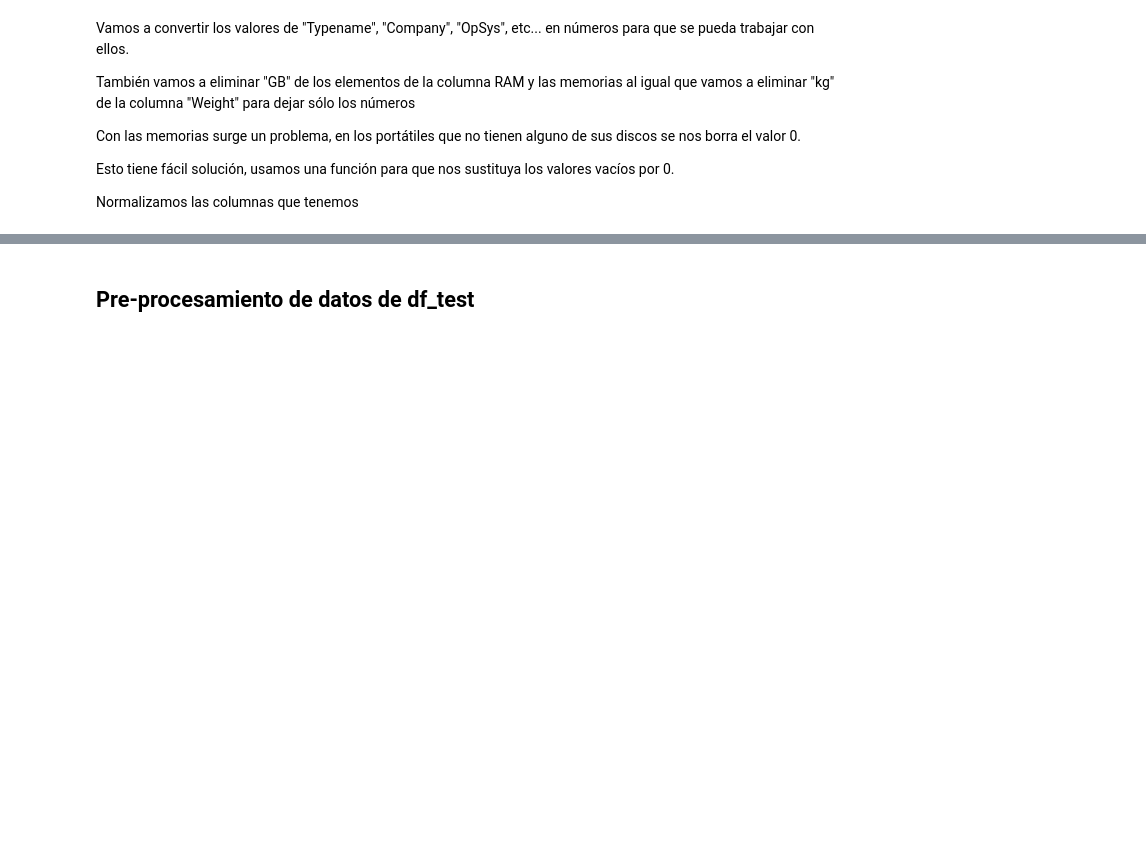
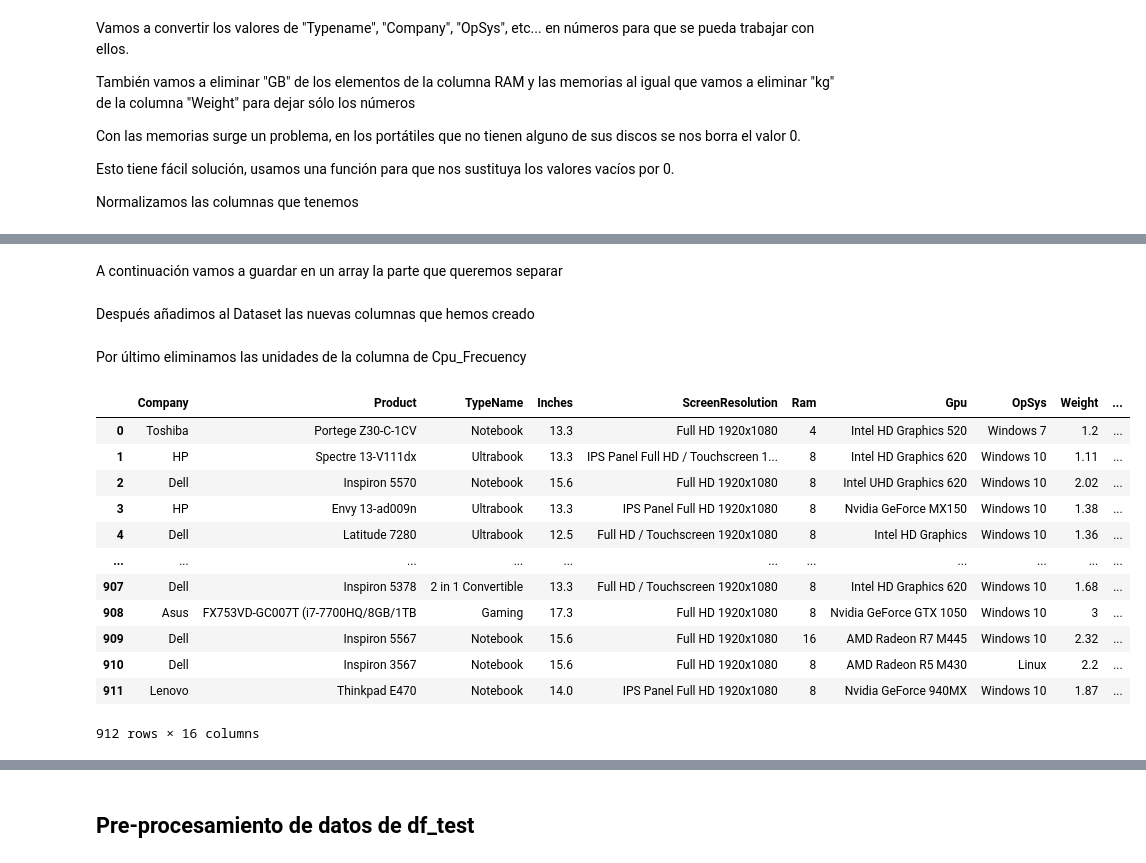
Before and after one commit to w-dan/ML-practica1, a Jupyter notebook: train_test.ipynb, the cells around one changed output, grey strips where cells are left out. Drawn from its saved outputs; the diff is of its cells as text; code cells hidden in the pictures; blank space fills up the shorter version.

Commit message:
He añadido la partición de las columnas al proyecto

```diff
--- a/train_test.ipynb
+++ b/train_test.ipynb
@@ -154,14 +156,3 @@ df_train['Memory1_storage'] = df_train['Memory1_storage'].map(lambda x: str(x)[:
 df_train['Memory2_storage'] = df_train['Memory2_storage'].map(lambda x: str(x)[:-2])
 
 df_train = df_train.replace(r'^\s*$', value = 0, regex=True)                                #Cambia los espacios vacios por 0   ^\s*$ es espacio vacío
-
-
-# Transformamos los valores del tipo de memoria para que sean tratables
-
-enc = OrdinalEncoder()
-df_train[['Memory1_type', 'Memory2_type', 'TypeName', 'Company', 'OpSys', 'Product', 'ScreenResolution', 'Cpu', 'Gpu']] = enc.fit_transform(df_train[['Memory1_type', 'Memory2_type', 'TypeName', 'Company', 'OpSys', 'Product', 'ScreenResolution', 'Cpu', 'Gpu']])
-
-# Normalizamos todos los valores númericos que tenemos de momento
-df_train[['Company', 'TypeName', 'Inches', 'Ram', 'Memory1_storage', 'Memory1_type', 'Memory2_storage', 'Memory2_type', 'OpSys', 'Weight', 'Cpu', 'Gpu', 'ScreenResolution', 'Product']] = MinMaxScaler().fit_transform(df_train[['Company', 'TypeName', 'Inches', 'Ram', 'Memory1_storage', 'Memory1_type', 'Memory2_storage', 'Memory2_type', 'OpSys', 'Weight', 'Cpu', 'Gpu', 'ScreenResolution', 'Product']])
-
-df_train
@@ -181,0 +173,34 @@ df_train
+# %%
+prueba = df_train['Cpu'].str.split()
+# %% [markdown]
+A continuación vamos a guardar en un array la parte que queremos separar
+# %%
+Cpu_Company = [x[0] for x in prueba]
+Cpu_Model = [" ".join(x[1:-2]) for x in prueba]
+Cpu_Frecuency = [x[-1] for x in prueba]
+# %% [markdown]
+Después añadimos al Dataset las nuevas columnas que hemos creado
+# %%
+df_train['Cpu_Company'] = pd.DataFrame(Cpu_Company)
+df_train['Cpu_Model'] = pd.DataFrame(Cpu_Model)
+df_train['Cpu_Frecuency(GHz)'] = pd.DataFrame(Cpu_Frecuency)
+# %% [markdown]
+Por último eliminamos las unidades de la columna de Cpu_Frecuency
+# %%
+df_train['Cpu_Frecuency(GHz)'] = df_train['Cpu_Frecuency(GHz)'].map(lambda x: str(x)[:-3])
+df_train = df_train.drop('Cpu', axis=1)
+df_train
+# %% [output]
+|  | Company | Product | TypeName | Inches | ScreenResolution | Ram | Gpu | OpSys | Weight | ... |
+| 0 | Toshiba | Portege Z30-C-1CV | Notebook | 13.3 | Full HD 1920x1080 | 4 | Intel HD Graphics 520 | Windows 7 | 1.2 | ... |
+| 1 | HP | Spectre 13-V111dx | Ultrabook | 13.3 | IPS Panel Full HD / Touchscreen 1... | 8 | Intel HD Graphics 620 | Windows 10 | 1.11 | ... |
+| 2 | Dell | Inspiron 5570 | Notebook | 15.6 | Full HD 1920x1080 | 8 | Intel UHD Graphics 620 | Windows 10 | 2.02 | ... |
+| 3 | HP | Envy 13-ad009n | Ultrabook | 13.3 | IPS Panel Full HD 1920x1080 | 8 | Nvidia GeForce MX150 | Windows 10 | 1.38 | ... |
+| 4 | Dell | Latitude 7280 | Ultrabook | 12.5 | Full HD / Touchscreen 1920x1080 | 8 | Intel HD Graphics | Windows 10 | 1.36 | ... |
+| ... | ... | ... | ... | ... | ... | ... | ... | ... | ... | ... |
+| 907 | Dell | Inspiron 5378 | 2 in 1 Convertible | 13.3 | Full HD / Touchscreen 1920x1080 | 8 | Intel HD Graphics 620 | Windows 10 | 1.68 | ... |
+| 908 | Asus | FX753VD-GC007T (i7-7700HQ/8GB/1TB | Gaming | 17.3 | Full HD 1920x1080 | 8 | Nvidia GeForce GTX 1050 | Windows 10 | 3 | ... |
+| 909 | Dell | Inspiron 5567 | Notebook | 15.6 | Full HD 1920x1080 | 16 | AMD Radeon R7 M445 | Windows 10 | 2.32 | ... |
+| 910 | Dell | Inspiron 3567 | Notebook | 15.6 | Full HD 1920x1080 | 8 | AMD Radeon R5 M430 | Linux | 2.2 | ... |
+| 911 | Lenovo | Thinkpad E470 | Notebook | 14.0 | IPS Panel Full HD 1920x1080 | 8 | Nvidia GeForce 940MX | Windows 10 | 1.87 | ... |
+912 rows × 16 columns
```
Also changed, not shown: parts of 15 cells of this notebook.
